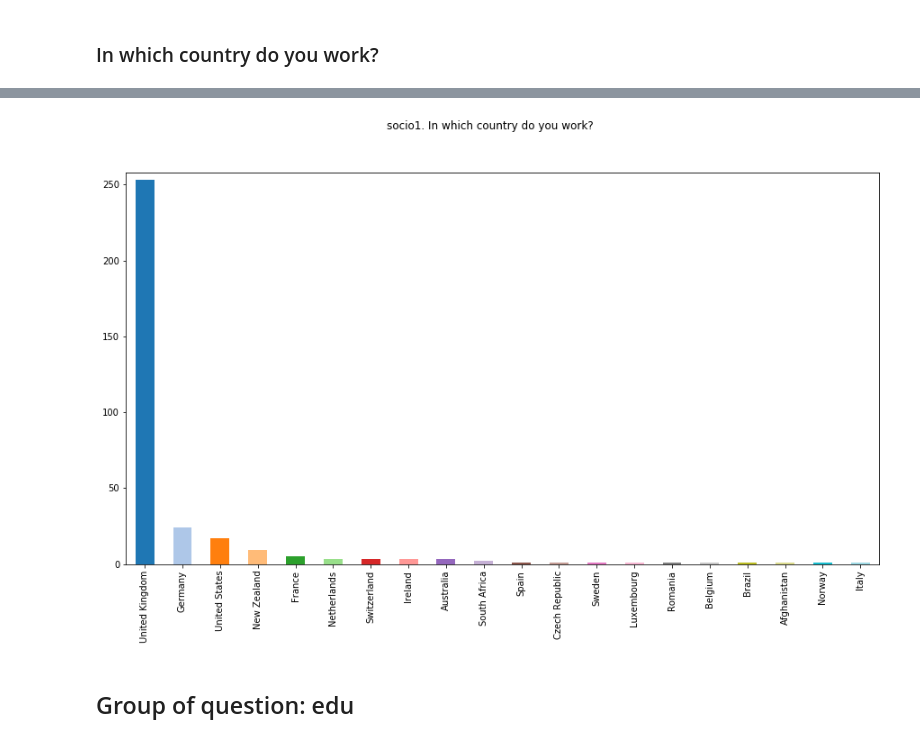
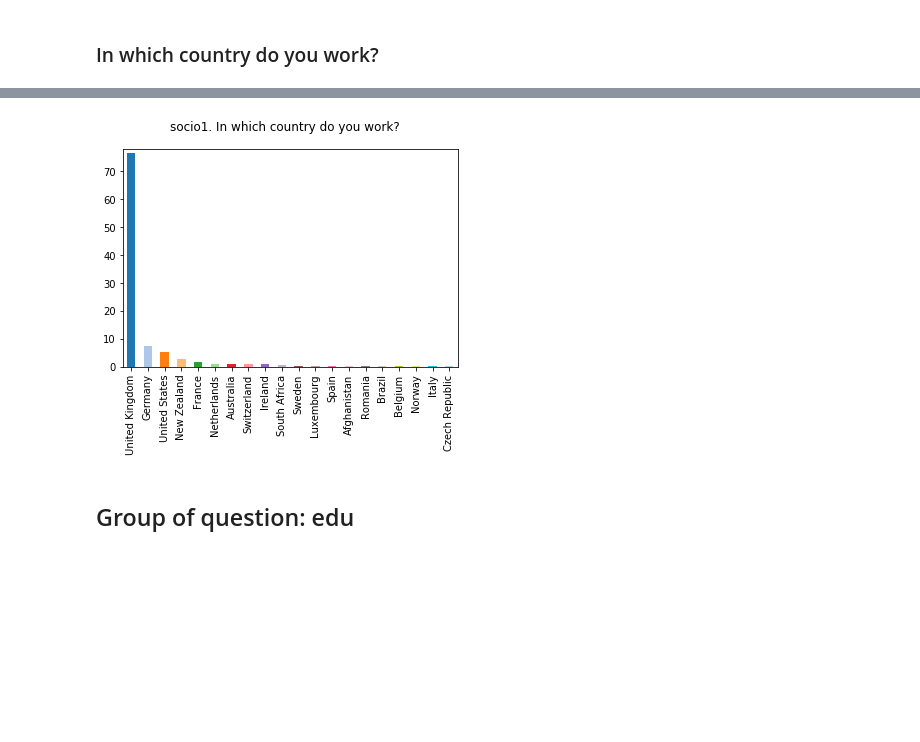
Before and after one commit to softwaresaved/international-survey, a Jupyter notebook: analysis/data_process/uk_2017/uk_17.ipynb, the cells around one changed output, grey strips where cells are left out. Cells and saved outputs as stored; diff of their text form; code cells hidden in the pictures; blank space fills up the shorter version.

Commit message:
First test for displaying percent and count side by side

```diff
--- a/analysis/data_process/uk_2017/uk_17.ipynb
+++ b/analysis/data_process/uk_2017/uk_17.ipynb
@@ -52,0 +34,2 @@ display(v_to_count)
+# %%
+perc_to_count = get_percentage(v_to_count)
@@ -53,7 +73,7 @@ display(v_to_count)
 # %%
-_ = get_plot(v_to_count, "one choice")
+_ = get_plot(perc_to_count, "one choice")
 # %% [output]
-[figure, old version]
+[figure, new version]
 # %% [markdown]
 ## Group of question: edu
 # %% [markdown]
```
Also changed, not shown: parts of 215 cells of this notebook, 5 other files.
